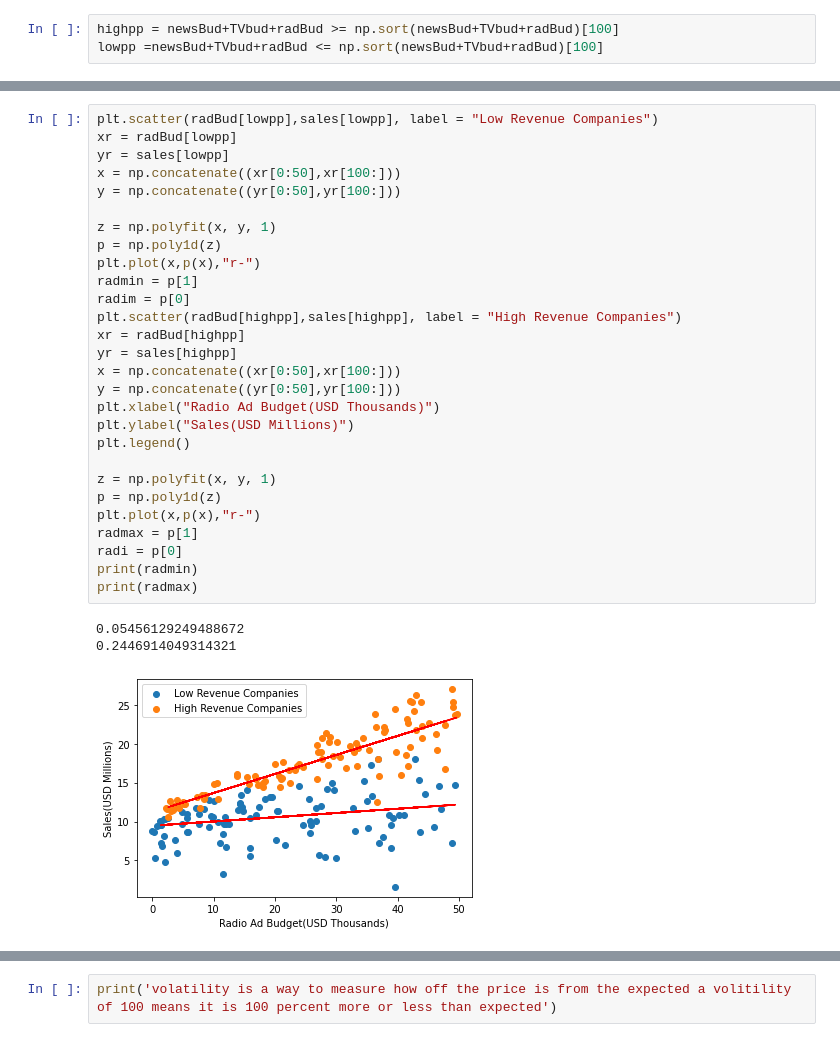
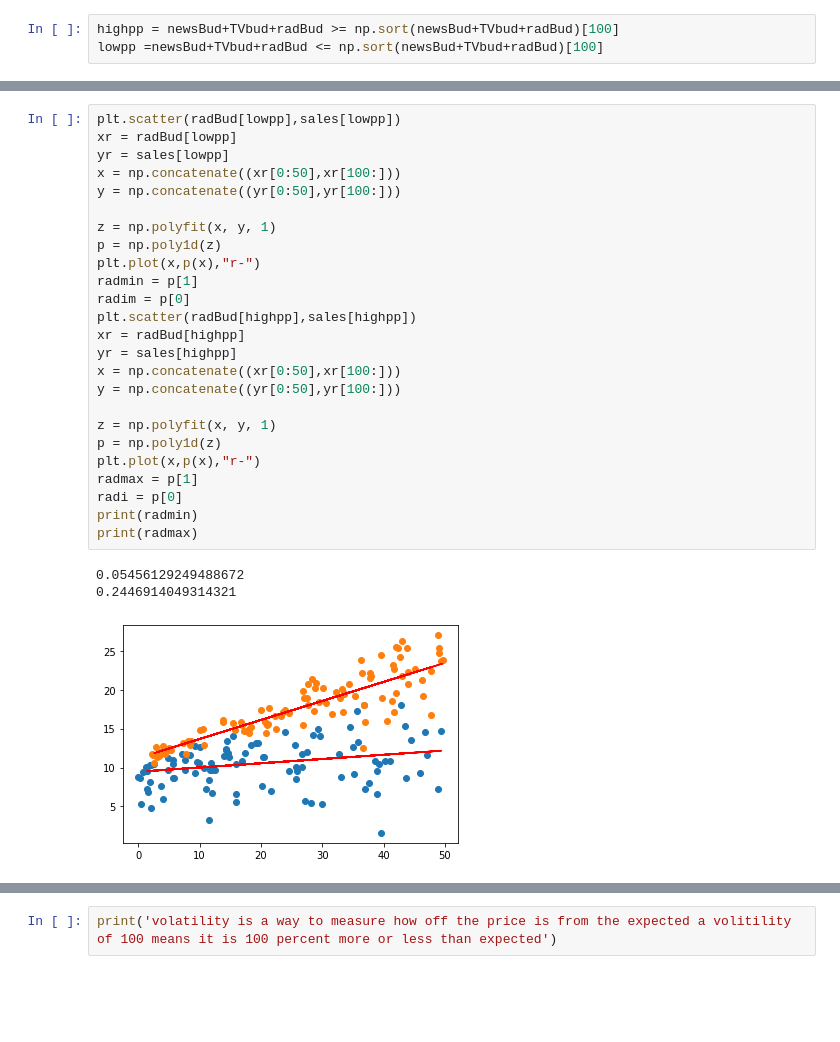
Before and after one commit to bjornss/social-science, a Jupyter notebook: project code1.ipynb, the cells around one changed output, grey strips where cells are left out. Drawn from its saved outputs; the diff is of its cells as text; blank space fills up the shorter version.

```diff
--- a/project code1.ipynb
+++ b/project code1.ipynb
@@ -145,33 +142,30 @@ NameError: name 'xx' is not defined
 # %%
-plt.scatter(radBud[lowpp],sales[lowpp], label = "Low Revenue Companies")
+plt.scatter(radBud[lowpp],sales[lowpp])
 xr = radBud[lowpp]
 yr = sales[lowpp]
 x = np.concatenate((xr[0:50],xr[100:]))
 y = np.concatenate((yr[0:50],yr[100:]))
 
 z = np.polyfit(x, y, 1)
 p = np.poly1d(z)
 plt.plot(x,p(x),"r-")
 radmin = p[1]
 radim = p[0]
-plt.scatter(radBud[highpp],sales[highpp], label = "High Revenue Companies")
+plt.scatter(radBud[highpp],sales[highpp])
 xr = radBud[highpp]
 yr = sales[highpp]
 x = np.concatenate((xr[0:50],xr[100:]))
 y = np.concatenate((yr[0:50],yr[100:]))
-plt.xlabel("Radio Ad Budget(USD Thousands)")
-plt.ylabel("Sales(USD Millions)")
-plt.legend()
 
 z = np.polyfit(x, y, 1)
 p = np.poly1d(z)
 plt.plot(x,p(x),"r-")
 radmax = p[1]
 radi = p[0]
 print(radmin)
 print(radmax)
 # %% [output]
 0.05456129249488672
 0.2446914049314321
-[figure, old version]
+[figure, new version]
 # %%
```
Also changed, not shown: parts of 8 cells of this notebook.
